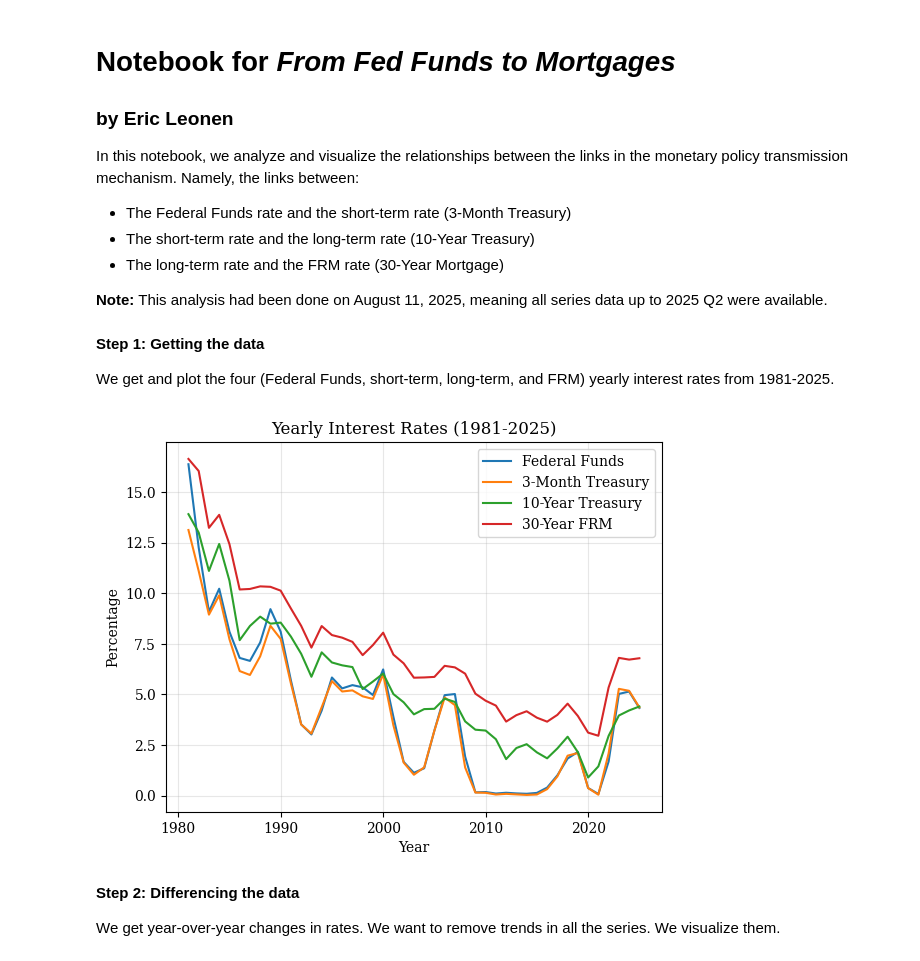
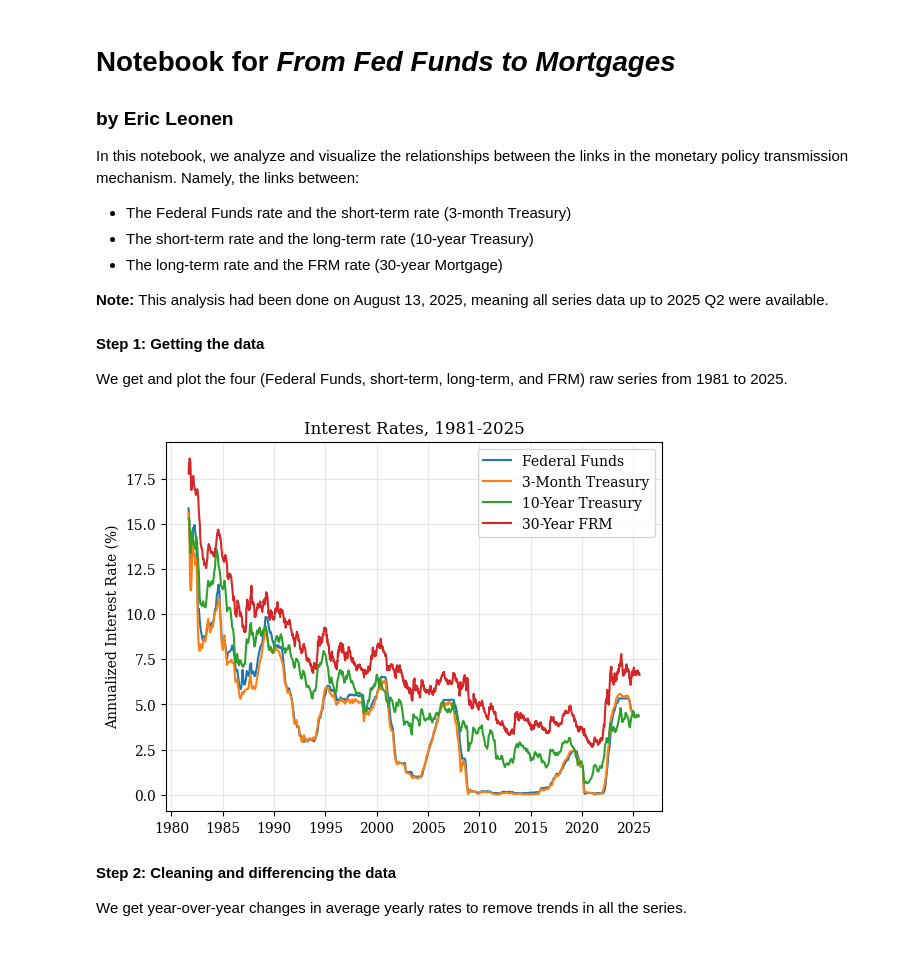
Before and after one commit to ericleonen/from-fed-funds-to-mortgages, a Jupyter notebook: analysis/main.ipynb, the cells around one changed output. Saved outputs shown, nothing was run; the diff lists cells and outputs as text; code cells hidden in the pictures.

Commit message:
clean up plots

```diff
--- a/analysis/main.ipynb
+++ b/analysis/main.ipynb
@@ -3,9 +3,9 @@
 ### by Eric Leonen
 
 In this notebook, we analyze and visualize the relationships between the links in the monetary policy transmission mechanism. Namely, the links between:
-- The Federal Funds rate and the short-term rate (3-Month Treasury)
-- The short-term rate and the long-term rate (10-Year Treasury)
-- The long-term rate and the FRM rate (30-Year Mortgage)
+- The Federal Funds rate and the short-term rate (3-month Treasury)
+- The short-term rate and the long-term rate (10-year Treasury)
+- The long-term rate and the FRM rate (30-year Mortgage)
 
-**Note:** This analysis had been done on August 11, 2025, meaning all series data up to 2025 Q2 were available.
+**Note:** This analysis had been done on August 13, 2025, meaning all series data up to 2025 Q2 were available.
 # %%
@@ -19,18 +19,15 @@ alpha = 0.05
 # %% [markdown]
 **Step 1: Getting the data**
 
-We get and plot the four (Federal Funds, short-term, long-term, and FRM) yearly interest rates from 1981-2025.
+We get and plot the four (Federal Funds, short-term, long-term, and FRM) raw series from 1981 to 2025.
 # %%
-data = get_data(freq=Frequency.Yearly)
-_ = data.plot(
-        title=f"Yearly Interest Rates ({data.index.min()}-{data.index.max()})",
-        xlabel="Year",
-        ylabel="Percentage"
-    )
+data_dict = get_data()
+
+plotting.plot_data_dict(data_dict)
 # %% [output]
-[figure, old version]
+[figure, new version]
 # %% [markdown]
-**Step 2: Differencing the data**
+**Step 2: Cleaning and differencing the data**
 
-We get year-over-year changes in rates. We want to remove trends in all the series. We visualize them.
+We get year-over-year changes in average yearly rates to remove trends in all the series.
 # %%
```
Also changed, not shown: parts of 8 cells of this notebook, 2 other files.
